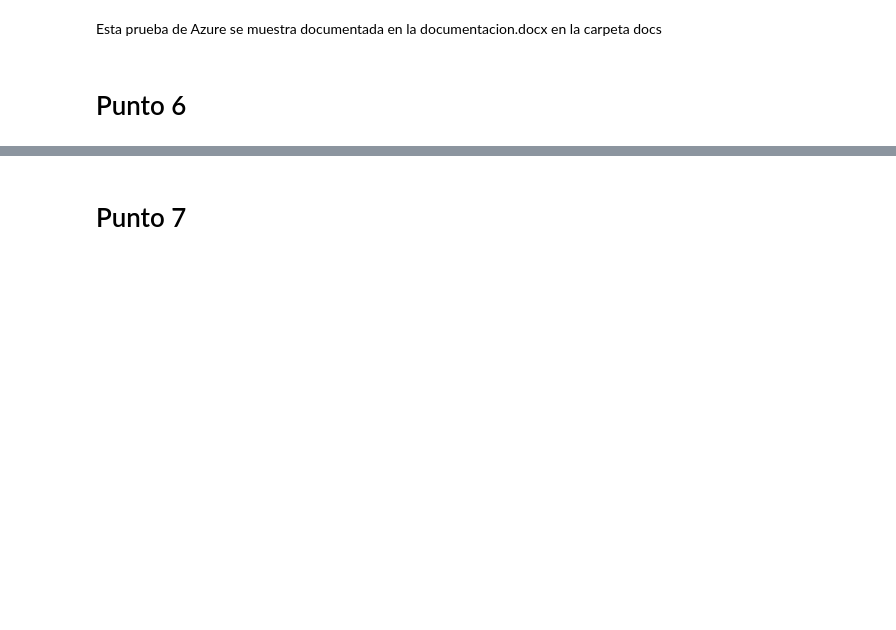
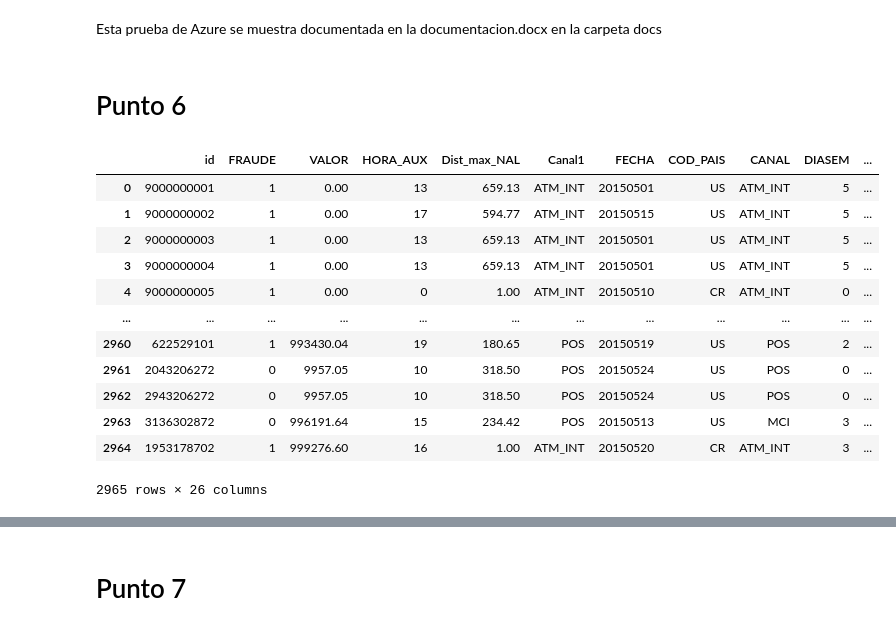
Before and after one commit to marinho14/DataKnow, a Jupyter notebook: code/prueba_tecnica.ipynb, the cells around one changed output, grey strips where cells are left out. Cells and saved outputs as stored; diff of their text form; code cells hidden in the pictures; blank space fills up the shorter version.

```diff
--- a/code/prueba_tecnica.ipynb
+++ b/code/prueba_tecnica.ipynb
@@ -252,3 +259,21 @@ El archivo de Querys se encuentra en [SQL Notebook](tickit-sample-notebook.ipynb
 Esta prueba de Azure se muestra documentada en la documentacion.docx en la carpeta docs
 # %% [markdown]
 # Punto 6
+# %%
+train_data = pd.read_csv('../Datos3/train.csv')
+
+train_data
+# %% [output]
+|  | id | FRAUDE | VALOR | HORA_AUX | Dist_max_NAL | Canal1 | FECHA | COD_PAIS | CANAL | DIASEM | ... |
+| 0 | 9000000001 | 1 | 0.00 | 13 | 659.13 | ATM_INT | 20150501 | US | ATM_INT | 5 | ... |
+| 1 | 9000000002 | 1 | 0.00 | 17 | 594.77 | ATM_INT | 20150515 | US | ATM_INT | 5 | ... |
+| 2 | 9000000003 | 1 | 0.00 | 13 | 659.13 | ATM_INT | 20150501 | US | ATM_INT | 5 | ... |
+| 3 | 9000000004 | 1 | 0.00 | 13 | 659.13 | ATM_INT | 20150501 | US | ATM_INT | 5 | ... |
+| 4 | 9000000005 | 1 | 0.00 | 0 | 1.00 | ATM_INT | 20150510 | CR | ATM_INT | 0 | ... |
+| ... | ... | ... | ... | ... | ... | ... | ... | ... | ... | ... | ... |
+| 2960 | 622529101 | 1 | 993430.04 | 19 | 180.65 | POS | 20150519 | US | POS | 2 | ... |
+| 2961 | 2043206272 | 0 | 9957.05 | 10 | 318.50 | POS | 20150524 | US | POS | 0 | ... |
+| 2962 | 2943206272 | 0 | 9957.05 | 10 | 318.50 | POS | 20150524 | US | POS | 0 | ... |
+| 2963 | 3136302872 | 0 | 996191.64 | 15 | 234.42 | POS | 20150513 | US | MCI | 3 | ... |
+| 2964 | 1953178702 | 1 | 999276.60 | 16 | 1.00 | ATM_INT | 20150520 | CR | ATM_INT | 3 | ... |
+2965 rows × 26 columns
```
Also changed, not shown: parts of 16 cells of this notebook, 5 other files.
